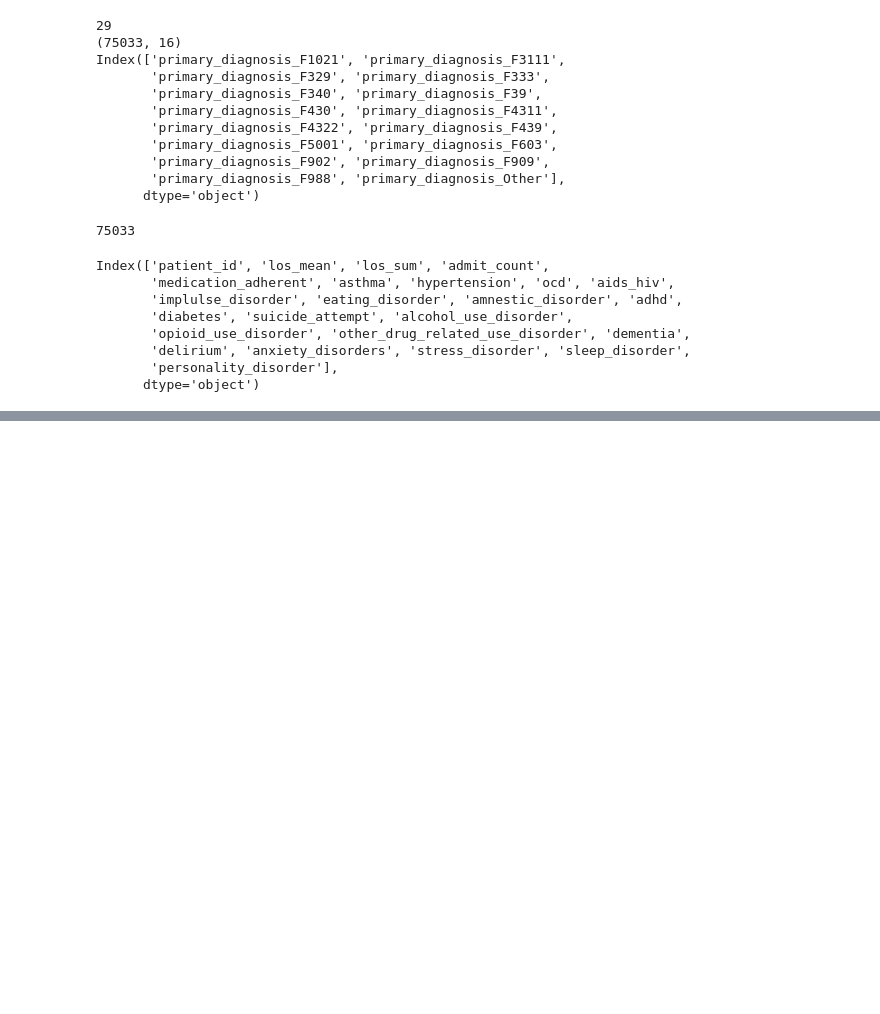
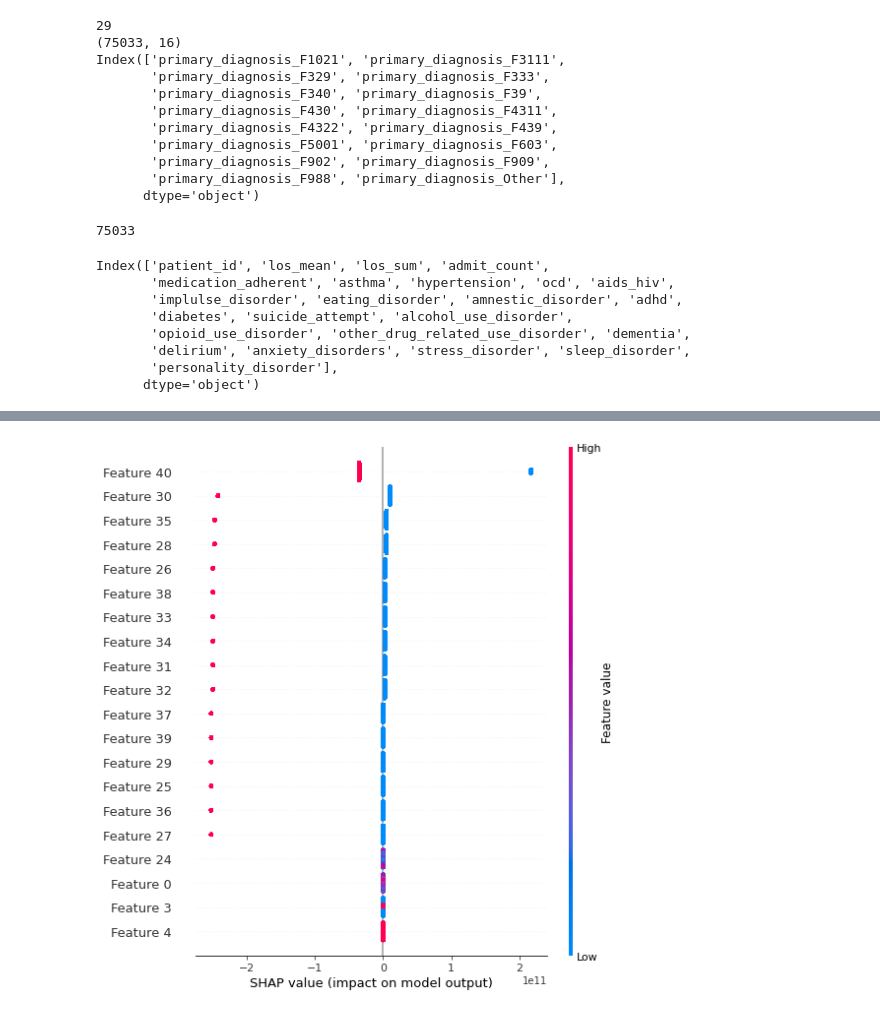
Before and after one commit to PoLabs/Arine, a Jupyter notebook: Arine_technical_assessment.ipynb, the cells around one changed output, grey strips where cells are left out. Drawn from its saved outputs; the diff is of its cells as text; code cells hidden in the pictures; blank space fills up the shorter version.

```diff
--- a/Arine_technical_assessment.ipynb
+++ b/Arine_technical_assessment.ipynb
@@ -291,0 +342,25 @@ Notes:
+# %%
+x_train = df.drop(['target'], axis=1).iloc[0:75000,:]
+scaler = StandardScaler()
+scaler = scaler.fit(x_train)
+x_train = scaler.transform(x_train)
+
+x_test = df.drop(['target'], axis=1).iloc[75001:,:]
+x_test = scaler.transform(x_test)
+y_train = df.target.iloc[0:75000]
+y_test = df.target.iloc[75001:]
+
+parameters = {'max_depth':(8, 16, 24 ), 'criterion': ['gini', 'entropy']}
+rfc = RandomForestClassifier(random_state=0, n_jobs=-1)
+# %%
+print(x_train.shape)
+print(x_test.shape)
+print(y_train.shape)
+print(y_test.shape)
+
+clf = GridSearchCV(rfc, parameters)
+clf.fit(x_train, y_train)
+
+y_preds = clf.predict(x_test)
+print(classification_report(y_test, y_preds))
+print(clf.best_params_)
@@ -291,0 +382,10 @@ Notes:
+# %%
+import shap
+from sklearn.linear_model import LinearRegression
+shap.initjs()
+model = LinearRegression()
+model.fit(x_train, y_train)
+explainer = shap.LinearExplainer(model, x_train)
+shap_values = explainer.shap_values(x_train)
+shap.summary_plot(shap_values, x_train)
+# %% [output]
@@ -291,0 +393 @@ Notes:
+[figure, added]
```
Also changed, not shown: parts of 14 cells of this notebook, 3 other files.
